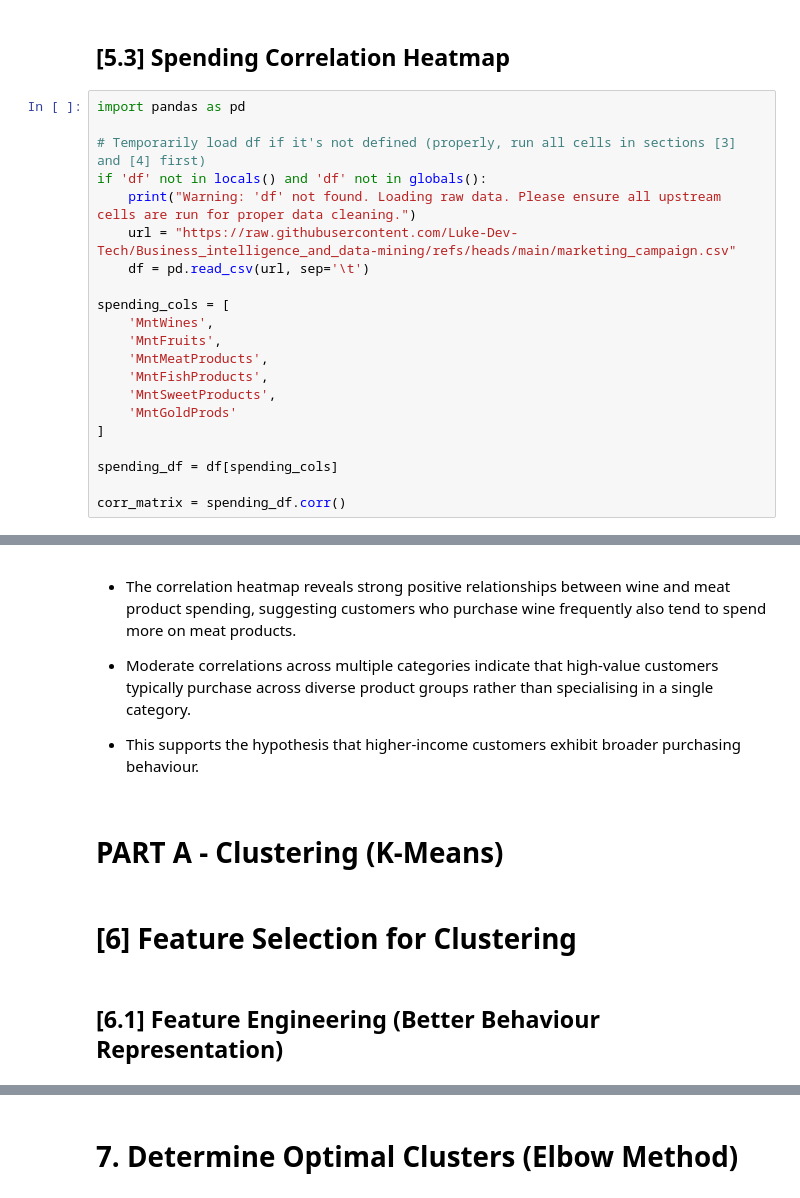
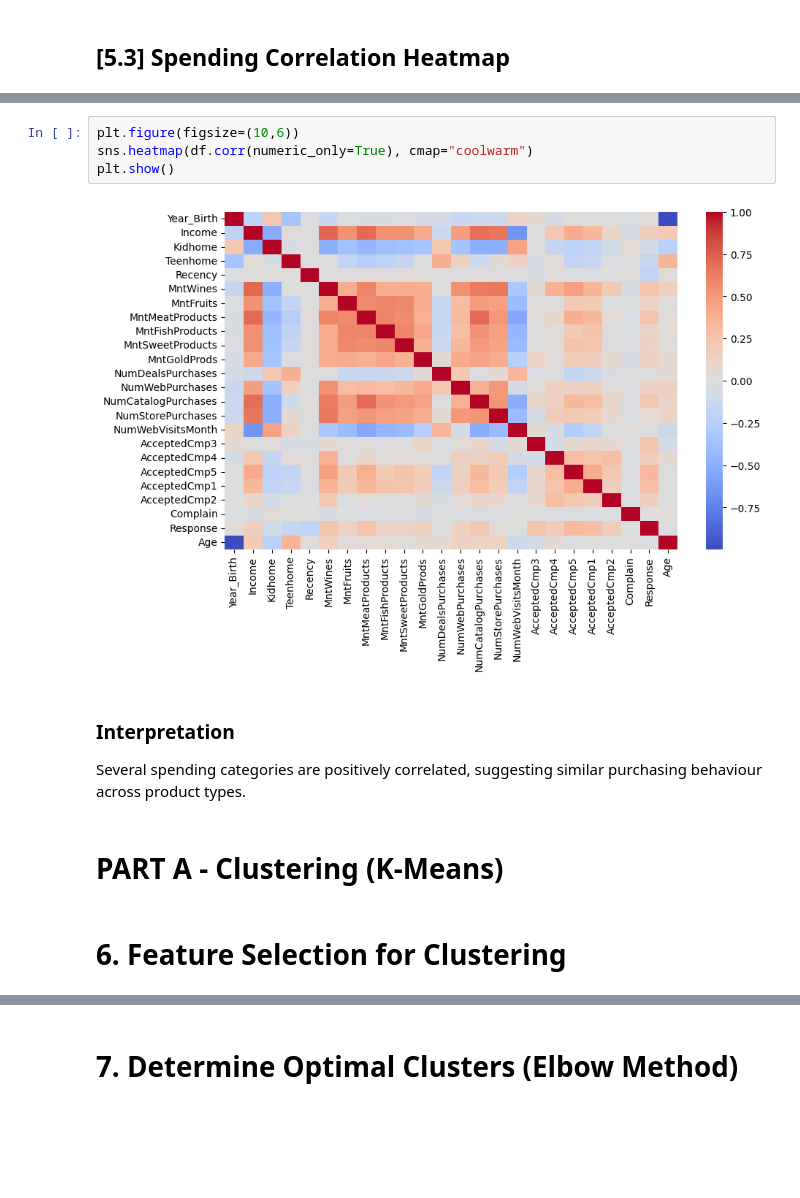
Before and after one commit to abdullah2709/EAAI_Project, a Jupyter notebook: BI_Project.ipynb, the cells around one changed output, grey strips where cells are left out. Drawn from its saved outputs; the diff is of its cells as text; blank space fills up the shorter version.

```diff
--- a/BI_Project.ipynb
+++ b/BI_Project.ipynb
@@ -311,24 +311,3 @@ plt.show()
 The income distribution is slightly right-skewed, indicating the presence of higher-income outliers.
 # %% [markdown]
 ## [5.3] Spending Correlation Heatmap
-# %%
-import pandas as pd
-
-# Temporarily load df if it's not defined (properly, run all cells in sections [3] and [4] first)
-if 'df' not in locals() and 'df' not in globals():
-    print("Warning: 'df' not found. Loading raw data. Please ensure all upstream cells are run for proper data cleaning.")
-    url = "https://raw.githubusercontent.com/Luke-Dev-Tech/Business_intelligence_and_data-mining/refs/heads/main/marketing_campaign.csv"
-    df = pd.read_csv(url, sep='\t')
-
-spending_cols = [
-    'MntWines',
-    'MntFruits',
-    'MntMeatProducts',
-    'MntFishProducts',
-    'MntSweetProducts',
-    'MntGoldProds'
-]
-
-spending_df = df[spending_cols]
-
-corr_matrix = spending_df.corr()
@@ -357,15 +314,14 @@ plt.show()
-# %% [markdown]
-
-
-*   The correlation heatmap reveals strong positive relationships between
-wine and meat product spending, suggesting customers who purchase wine frequently also tend to spend more on meat products.
-*   Moderate correlations across multiple categories indicate that high-value customers typically purchase across diverse product groups rather than specialising in a single category.
-
-
-*   This supports the hypothesis that higher-income customers exhibit broader purchasing behaviour.
+# %%
+plt.figure(figsize=(10,6))
+sns.heatmap(df.corr(numeric_only=True), cmap="coolwarm")
+plt.show()
+# %% [output]
+[figure, added]
+# %% [markdown]
+### Interpretation
+
+Several spending categories are positively correlated, suggesting similar purchasing behaviour across product types.
 # %% [markdown]
 # **PART A - Clustering (K-Means)**
 # %% [markdown]
-# [6] Feature Selection for Clustering
+# 6. Feature Selection for Clustering
-# %% [markdown]
-## [6.1] Feature Engineering (Better Behaviour Representation)
```
Also changed, not shown: parts of 23 cells of this notebook.
